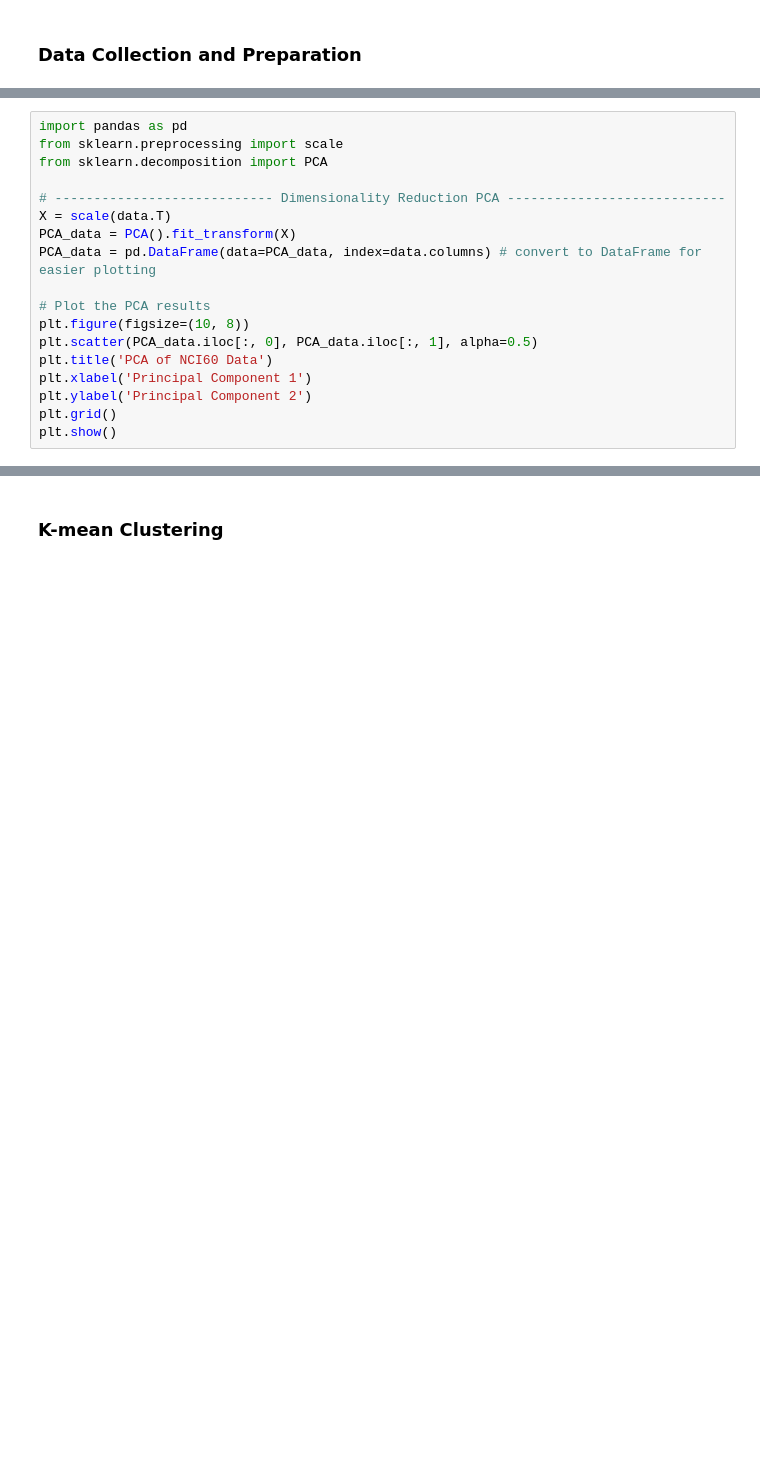
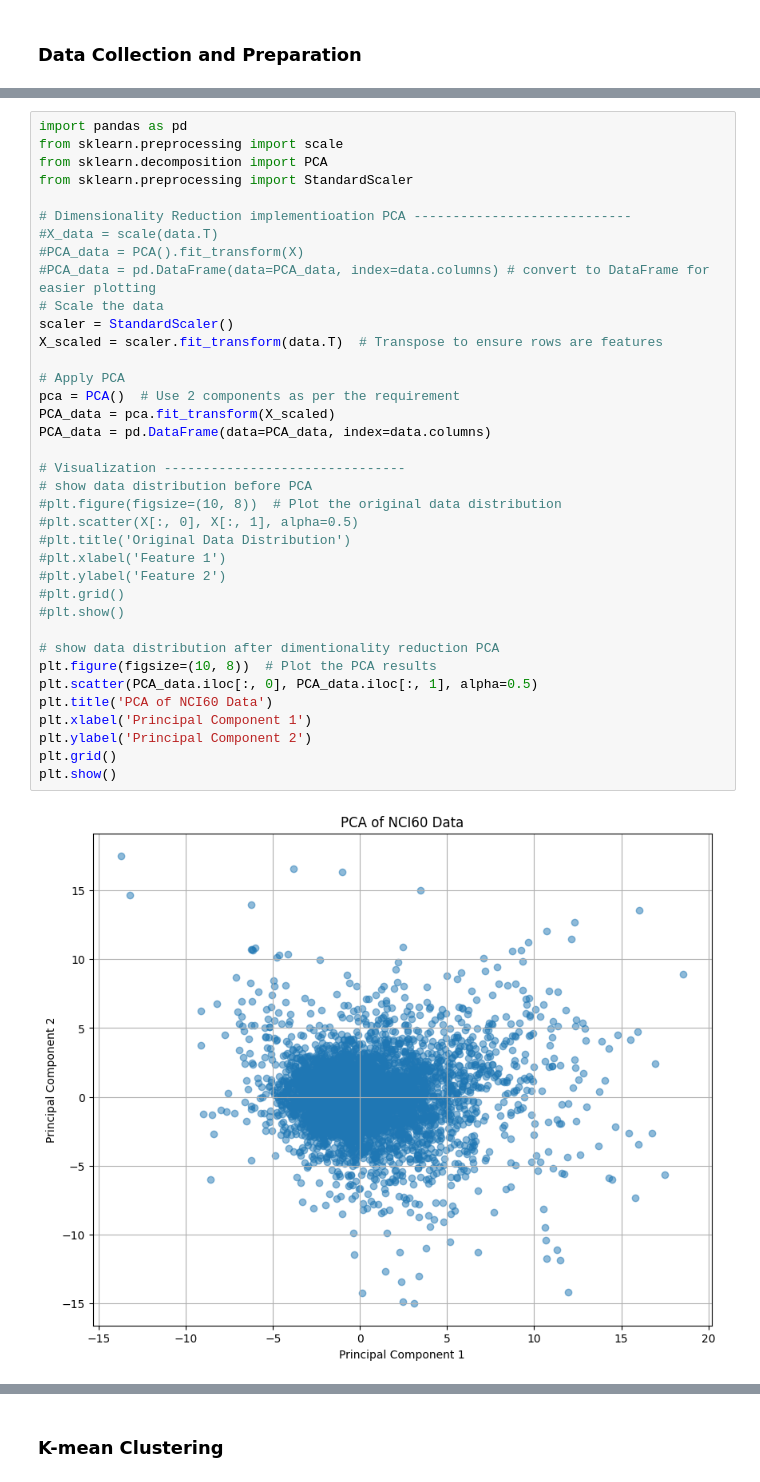
Before and after one commit to AIML427/Heba_Ass2, a Jupyter notebook: clustering.ipynb, the cells around one changed output, grey strips where cells are left out. Saved outputs shown, nothing was run; the diff lists cells and outputs as text; blank space fills up the shorter version.

```diff
--- a/clustering.ipynb
+++ b/clustering.ipynb
@@ -26,19 +26,40 @@ data = data.iloc[:, 1:] # exclude the first column (ID)
 # %%
 import pandas as pd
 from sklearn.preprocessing import scale
 from sklearn.decomposition import PCA
+from sklearn.preprocessing import StandardScaler
 
-# ---------------------------- Dimensionality Reduction PCA ----------------------------
-X = scale(data.T)
-PCA_data = PCA().fit_transform(X)
-PCA_data = pd.DataFrame(data=PCA_data, index=data.columns) # convert to DataFrame for easier plotting
+# Dimensionality Reduction implementioation PCA ----------------------------
+#X_data = scale(data.T)
+#PCA_data = PCA().fit_transform(X)
+#PCA_data = pd.DataFrame(data=PCA_data, index=data.columns) # convert to DataFrame for easier plotting
+# Scale the data
+scaler = StandardScaler()
+X_scaled = scaler.fit_transform(data.T)  # Transpose to ensure rows are features
 
-# Plot the PCA results
-plt.figure(figsize=(10, 8))
+# Apply PCA
+pca = PCA()  # Use 2 components as per the requirement
+PCA_data = pca.fit_transform(X_scaled)
+PCA_data = pd.DataFrame(data=PCA_data, index=data.columns)
+
+# Visualization -------------------------------
+# show data distribution before PCA
+#plt.figure(figsize=(10, 8))  # Plot the original data distribution
+#plt.scatter(X[:, 0], X[:, 1], alpha=0.5)
+#plt.title('Original Data Distribution')
+#plt.xlabel('Feature 1')
+#plt.ylabel('Feature 2')
+#plt.grid()
+#plt.show()
+
+# show data distribution after dimentionality reduction PCA
+plt.figure(figsize=(10, 8))  # Plot the PCA results
 plt.scatter(PCA_data.iloc[:, 0], PCA_data.iloc[:, 1], alpha=0.5)
 plt.title('PCA of NCI60 Data')
 plt.xlabel('Principal Component 1')
 plt.ylabel('Principal Component 2')
 plt.grid()
 plt.show()
+# %% [output]
+[figure, added]
 # %% [markdown]
```
Also changed, not shown: parts of 14 cells of this notebook.
